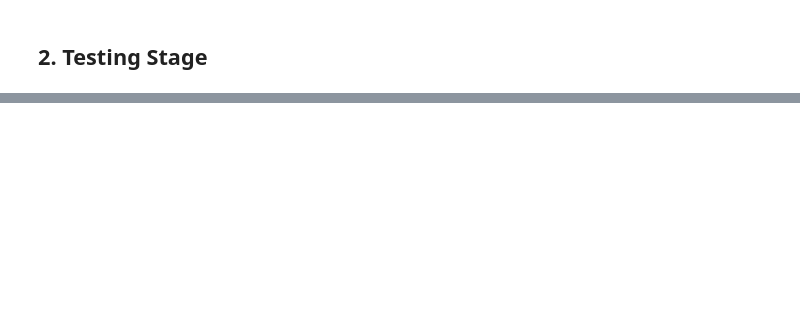
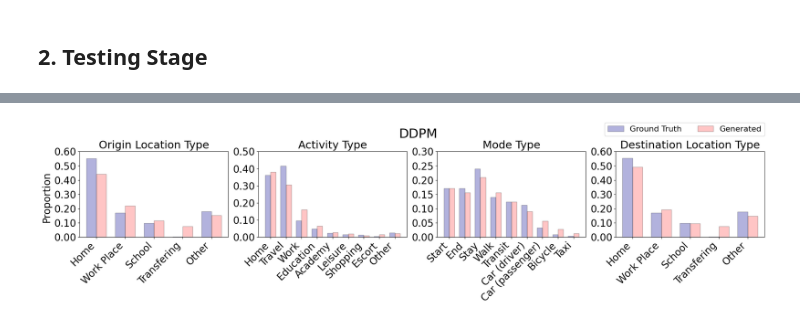
Before and after one commit to benchoi93/DGMinTransportation, a Jupyter notebook: Section4.1_Generating_Household_Travel_Survey_Data/Section4.1.5_Diffusion.ipynb, the cells around one changed output, grey strips where cells are left out. Drawn from its saved outputs; the diff is of its cells as text; code cells hidden in the pictures; blank space fills up the shorter version.

```diff
--- a/Section4.1_Generating_Household_Travel_Survey_Data/Section4.1.5_Diffusion.ipynb
+++ b/Section4.1_Generating_Household_Travel_Survey_Data/Section4.1.5_Diffusion.ipynb
@@ -151,0 +114,22 @@ Epoch [20/20], Loss: 0.248223
+# %%
+filepath = '../dataset/hts_example.csv'
+hidden_dim = 256
+T = 1000  # Num of diffusion step
+betas, alphas, alphas_cumprod, alphas_cumprod_prev, sqrt_alphas_cumprod, sqrt_one_minus_alphas_cumprod = setup_diffusion_hyperparams(T)
+time_embedding_dim = 128
+learning_rate = 1e-3
+batch_size = 512
+epochs = 30
+
+ground_truth_df, data_tensor, num_categories = load_and_preprocess_data(filepath, device)
+
+dataset = torch.utils.data.TensorDataset(data_tensor)
+dataloader = torch.utils.data.DataLoader(dataset, batch_size=batch_size, shuffle=True)
+
+input_dim = data_tensor.shape[1]
+
+# Diffusion Model
+diffusion_model = DiffusionModel(input_dim=input_dim, hidden_dim=hidden_dim, time_embedding_dim=time_embedding_dim).to(device)
+optimizer = optim.Adam(diffusion_model.parameters(), lr=learning_rate)
+
+train_diffusion_model(diffusion_model, dataloader, optimizer, epochs, T, sqrt_alphas_cumprod, sqrt_one_minus_alphas_cumprod)
@@ -249,0 +188,19 @@ plt.close()
+# %%
+model_name = 'DDPM'
+diffusion_model.eval()
+num_samples = 3000
+
+columns = ['start_type', 'act_num', 'mode_num', 'end_type']
+x_generated = generate_diffusion_samples(diffusion_model, num_samples, len(columns), T, betas, alphas)
+generated_df = map_to_categories(x_generated, columns, num_categories)
+
+xtick_labels_list = [
+    ['Home', 'Work Place', 'School', 'Transfering', 'Other'],   # Start Location Type
+    ['Home', 'Travel', 'Work', 'Education', 'Academy', 'Leisure', 'Shopping', 'Escort', 'Other'],  # Activity Type
+    ['Start', 'End', 'Stay', 'Walk', 'Transit', 'Car (driver)', 'Car (passenger)', 'Bicycle', 'Taxi'],  # Mode Type
+    ['Home', 'Work Place', 'School', 'Transfering', 'Other']      # End Location Type
+]
+
+visualize_results(model_name, ground_truth_df, generated_df, columns, xtick_labels_list)
+# %% [output]
+[figure, added]
```
Also changed, not shown: parts of 12 cells of this notebook, 7 other files.
